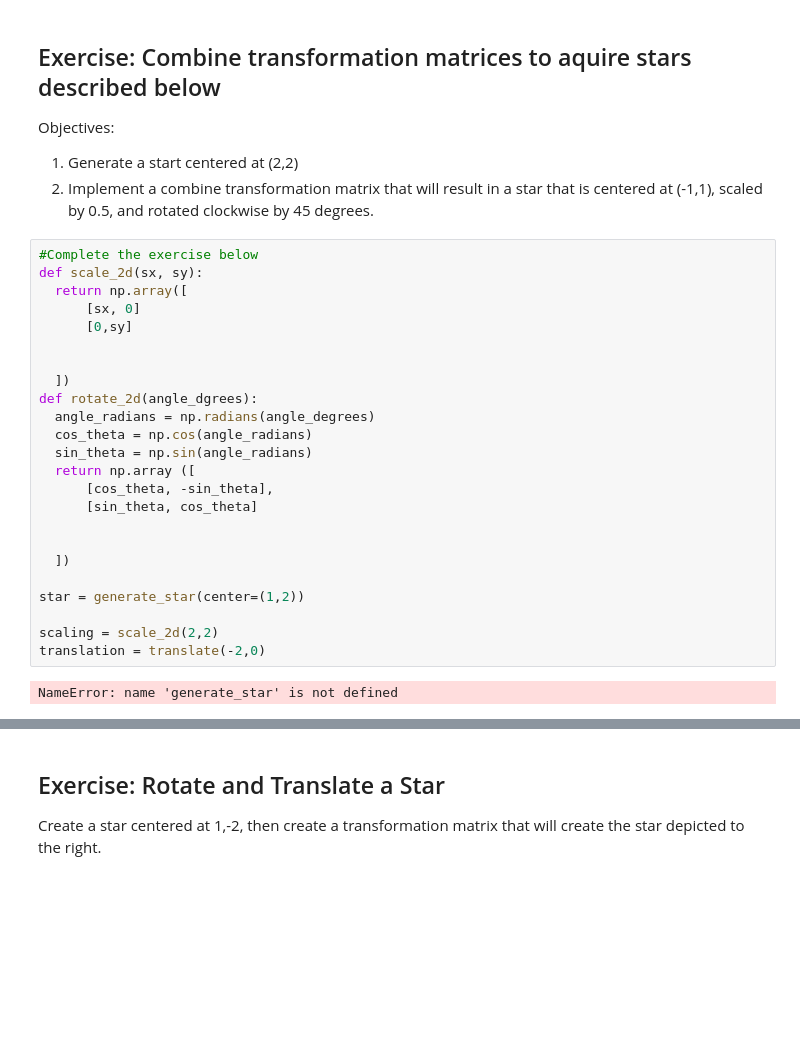
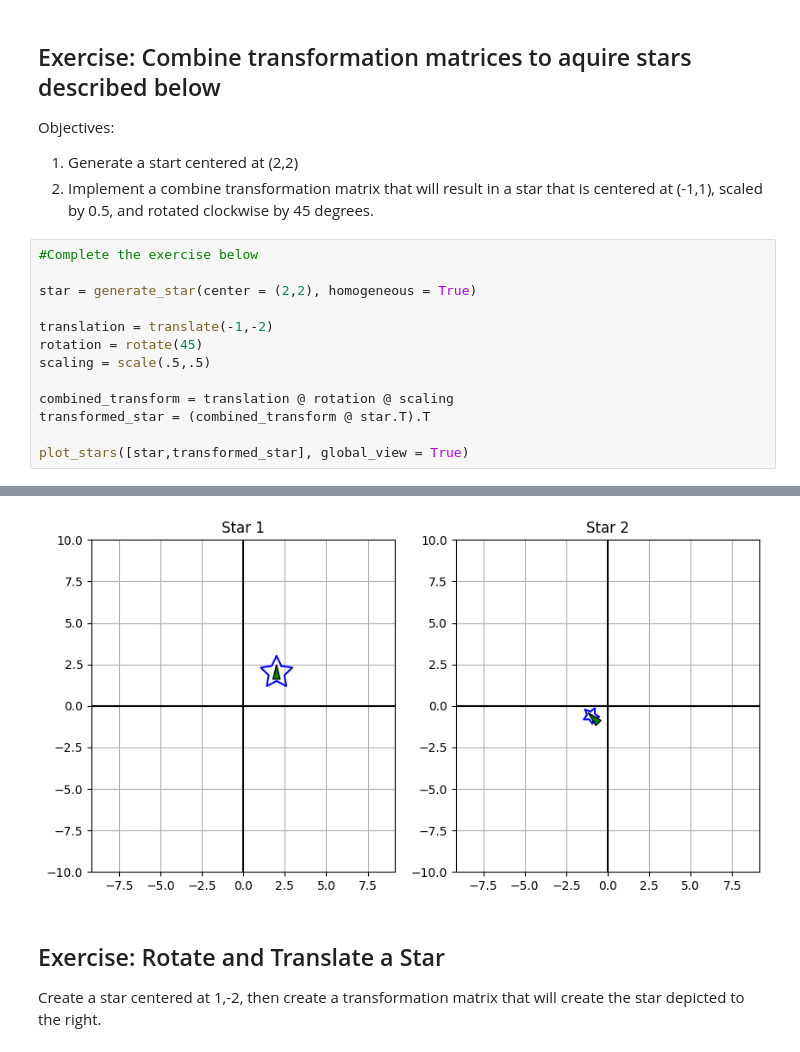
Before and after one commit to Rivca04/BME3053C-Fall-20257, a Jupyter notebook: lessons-solved/06_Matrix_Transformations_10_20.ipynb, the cells around one changed output, grey strips where cells are left out. Drawn from its saved outputs; the diff is of its cells as text; blank space fills up the shorter version.

```diff
--- a/lessons-solved/06_Matrix_Transformations_10_20.ipynb
+++ b/lessons-solved/06_Matrix_Transformations_10_20.ipynb
@@ -436,29 +453,17 @@ Objectives:
 Objectives:
 1. Generate a start centered at (2,2)
 2. Implement a combine transformation matrix that will result in a star that is centered at (-1,1), scaled by 0.5, and rotated clockwise by 45 degrees.
-# %%
-#Complete the exercise below
-def scale_2d(sx, sy):
-  return np.array([
-      [sx, 0]
-      [0,sy]
-
-
-  ])
-def rotate_2d(angle_dgrees):
-  angle_radians = np.radians(angle_degrees)
-  cos_theta = np.cos(angle_radians)
-  sin_theta = np.sin(angle_radians)
-  return np.array ([
-      [cos_theta, -sin_theta],
-      [sin_theta, cos_theta]
-
-
-  ])
-
-star = generate_star(center=(1,2))
-
-scaling = scale_2d(2,2)
-translation = translate(-2,0)
-# %% [output]
-NameError: name 'generate_star' is not defined
+# %%
+#Complete the exercise below
+
+star = generate_star(center = (2,2), homogeneous = True)
+
+translation = translate(-1,-2)
+rotation = rotate(45)
+scaling = scale(.5,.5)
+
+combined_transform = translation @ rotation @ scaling
+transformed_star = (combined_transform @ star.T).T
+
+plot_stars([star,transformed_star], global_view = True)
+# %% [output]
@@ -465,3 +472,4 @@ NameError: name 'generate_star' is not defined
+[figure, added]
 # %% [markdown]
 ## Exercise: Rotate and Translate a Star
 
```
Also changed, not shown: parts of 4 cells of this notebook.
